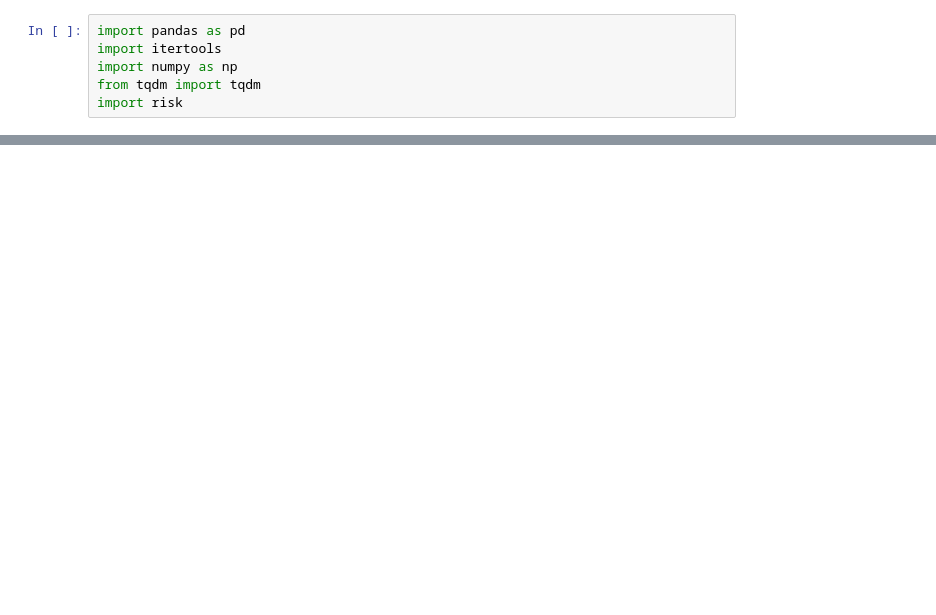
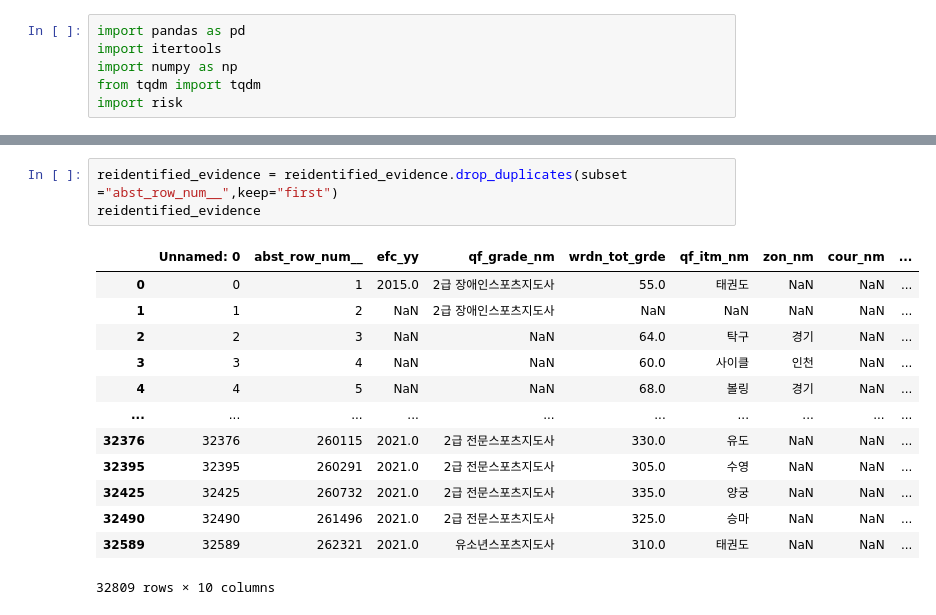
Before and after one commit to jong29/anonytester, a Jupyter notebook: funcs/func_tester.ipynb, the cells around one changed output, grey strips where cells are left out. Saved outputs shown, nothing was run; the diff lists cells and outputs as text; blank space fills up the shorter version.

```diff
--- a/funcs/func_tester.ipynb
+++ b/funcs/func_tester.ipynb
@@ -11,0 +59,17 @@ SyntaxError: EOL while scanning string literal (1227974144.py, line 1)
+# %%
+reidentified_evidence = reidentified_evidence.drop_duplicates(subset ="abst_row_num__",keep="first")
+reidentified_evidence
+# %% [output]
+|  | Unnamed: 0 | abst_row_num__ | efc_yy | qf_grade_nm | wrdn_tot_grde | qf_itm_nm | zon_nm | cour_nm | ... |
+| 0 | 0 | 1 | 2015.0 | 2급 장애인스포츠지도사 | 55.0 | 태권도 | NaN | NaN | ... |
+| 1 | 1 | 2 | NaN | 2급 장애인스포츠지도사 | NaN | NaN | NaN | NaN | ... |
+| 2 | 2 | 3 | NaN | NaN | 64.0 | 탁구 | 경기 | NaN | ... |
+| 3 | 3 | 4 | NaN | NaN | 60.0 | 사이클 | 인천 | NaN | ... |
+| 4 | 4 | 5 | NaN | NaN | 68.0 | 볼링 | 경기 | NaN | ... |
+| ... | ... | ... | ... | ... | ... | ... | ... | ... | ... |
+| 32376 | 32376 | 260115 | 2021.0 | 2급 전문스포츠지도사 | 330.0 | 유도 | NaN | NaN | ... |
+| 32395 | 32395 | 260291 | 2021.0 | 2급 전문스포츠지도사 | 305.0 | 수영 | NaN | NaN | ... |
+| 32425 | 32425 | 260732 | 2021.0 | 2급 전문스포츠지도사 | 335.0 | 양궁 | NaN | NaN | ... |
+| 32490 | 32490 | 261496 | 2021.0 | 2급 전문스포츠지도사 | 325.0 | 승마 | NaN | NaN | ... |
+| 32589 | 32589 | 262321 | 2021.0 | 유소년스포츠지도사 | 310.0 | 태권도 | NaN | NaN | ... |
+32809 rows × 10 columns
```
Also changed, not shown: parts of 5 cells of this notebook, 3 other files.
